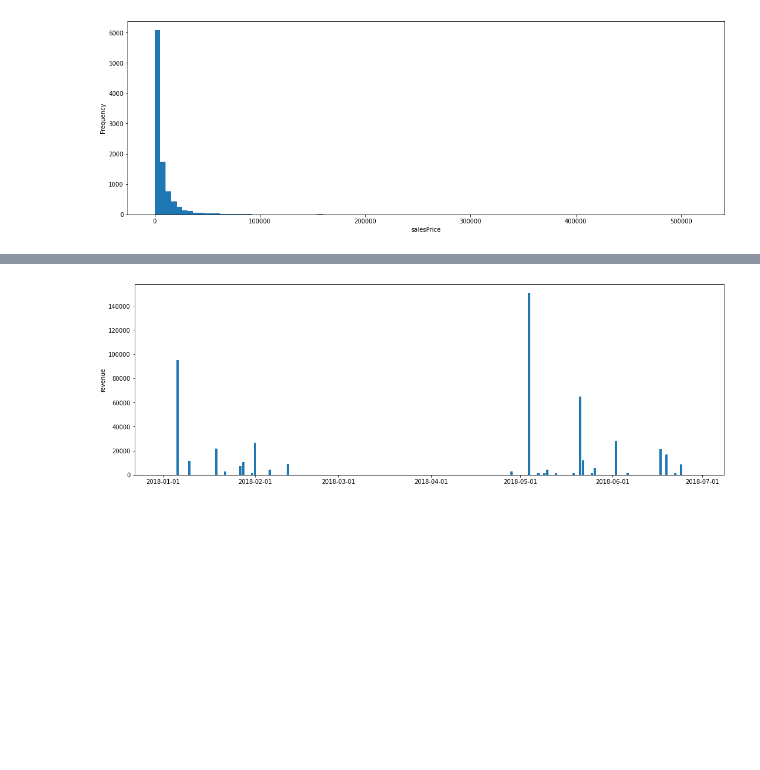
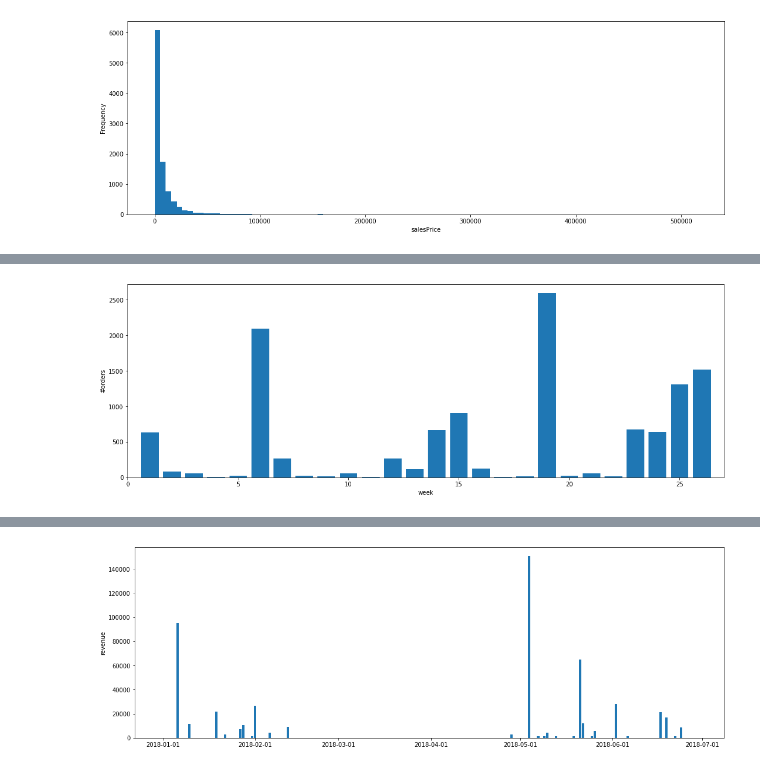
Before and after one commit to janwithb/data-mining-cup-2020, a Jupyter notebook: scripts/data_analysis.ipynb, the cells around one changed output, grey strips where cells are left out. Cells and saved outputs as stored; diff of their text form; code cells hidden in the pictures; blank space fills up the shorter version.

```diff
--- a/scripts/data_analysis.ipynb
+++ b/scripts/data_analysis.ipynb
@@ -109,4 +93,12 @@ plt.show()
 # %%
 # aggregate 'order' and 'salesPrice' per day per product
 agg_orders = orders.groupby(['itemID', 'time']).agg({'order': 'sum', 'salesPrice': 'sum'})
+
+# aggregate 'order' and 'salesPrice' per week per product
+orders_weekly = orders.copy()
+orders_weekly['week'] = orders_weekly['time'].astype(np.datetime64).dt.week
+agg_orders_weekly = orders_weekly.groupby(['itemID', 'week']).agg({'order': 'sum', 'salesPrice': 'sum'})
+
+# aggregate 'order' and 'salesPrice' per day
+agg_orders_all = orders.groupby(['time']).agg({'order': 'sum', 'salesPrice': 'sum'})
 # %%
@@ -128 +120,14 @@ plt.show()
+# %%
+# number of orders per week (examplary product)
+item = agg_orders_weekly.loc[7789]
+
+# plot figure
+fig, ax = plt.subplots(figsize=(18, 6))
+ax.bar(item.index.values, item['order'])
+ax.set_xlim(0, 27)
+ax.set_ylabel('#orders')
+ax.set_xlabel('week')
+plt.show()
+# %% [output]
+[figure, added]
 # %%
```
Also changed, not shown: parts of 24 cells of this notebook.
